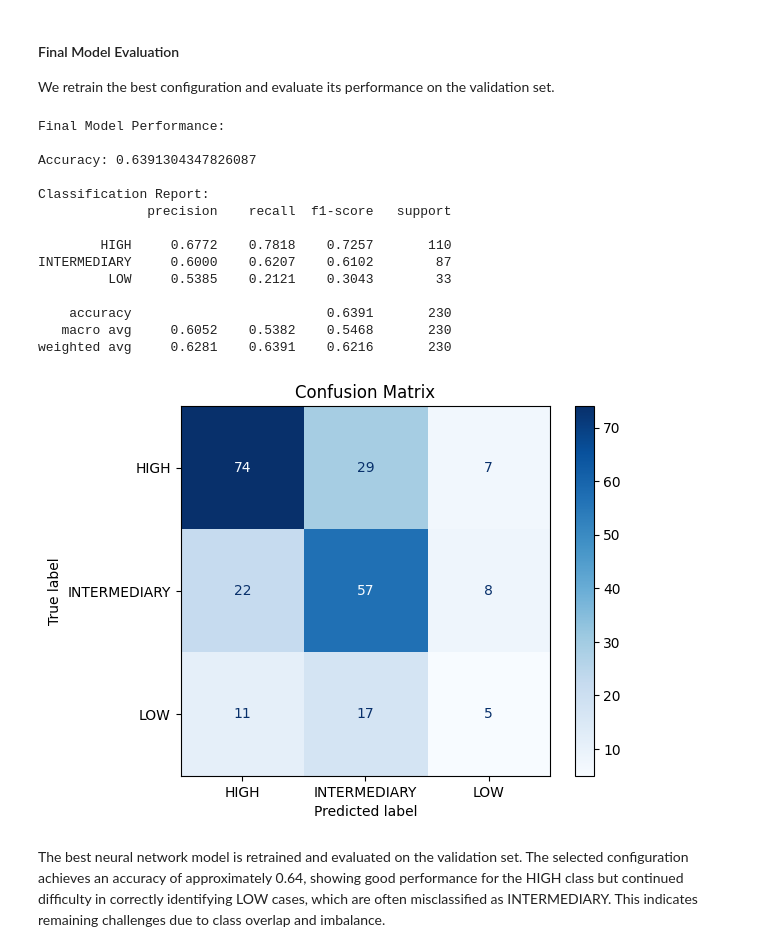
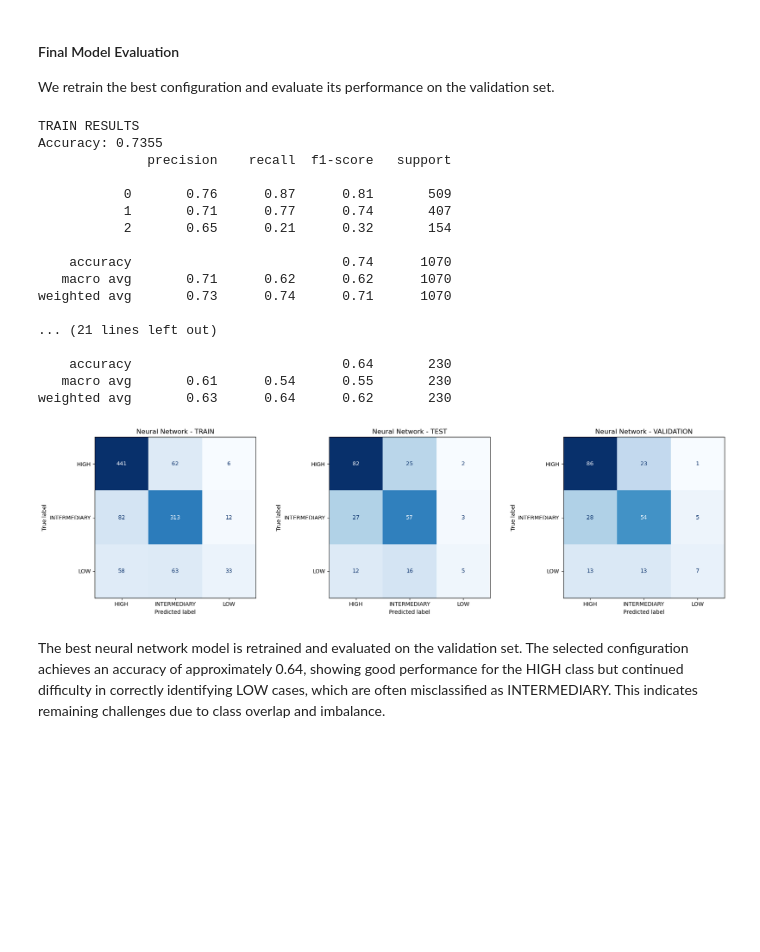
Before and after one commit to shampeyndadi/STINTSY_MCO, a Jupyter notebook: MCO.ipynb, the cells around one changed output. Cells and saved outputs as stored; diff of their text form; code cells hidden in the pictures; blank space fills up the shorter version.

Commit message:
feat: added train-test-validate for tuning section and NN as well as descriptions and analysis for Section 7 Model Tuning

```diff
--- a/MCO.ipynb
+++ b/MCO.ipynb
@@ -907,7 +913,7 @@ for ax, cm, title in zip(
 ):
     disp = ConfusionMatrixDisplay(confusion_matrix=cm, display_labels=labels)
     disp.plot(ax=ax, cmap='Blues', colorbar=False)
-    ax.set_title(title)
+    ax.set_title(f"KNN - {title}")
 
 plt.tight_layout()
 plt.show()
@@ -973,7 +979,7 @@ for ax, cm, title in zip(
 ):
     disp = ConfusionMatrixDisplay(confusion_matrix=cm, display_labels=labels)
     disp.plot(ax=ax, cmap='Blues', colorbar=False)
-    ax.set_title(title)
+    ax.set_title(f"Logistic Regression - {title}")
 
 plt.tight_layout()
 plt.show()
@@ -1003,6 +1009,7 @@ label_map = {
 
 y_train_enc = y_train.map(label_map)
 y_val_enc = y_val.map(label_map)
+y_test_enc = y_test.map(label_map)
 
 class_names = ['HIGH', 'INTERMEDIARY', 'LOW']
 # %% [markdown]
@@ -1117,57 +1124,71 @@ We retrain the best configuration and evaluate its performance on the validation
 # %%
 best_name = max(results, key=results.get)
 
 best_cfg = next(c for c in configs if c[0] == best_name)
 
 _, layers, lr, iters = best_cfg
 
-# build model
 best_model = MLPClassifier(
-    hidden_layer_sizes=layers,
+    hidden_layer_sizes=(64,32),
     activation='relu',
     solver='adam',
-    learning_rate_init=lr,
-    max_iter=iters,
+    learning_rate_init=0.01,
+    max_iter=500,
     early_stopping=True,
     random_state=42
 )
 
 best_model.fit(X_train_scaled, y_train_enc)
 
-val_pred = best_model.predict(X_val_scaled)
+y_pred_train = best_model.predict(X_train_scaled)
+y_pred_test = best_model.predict(X_test_scaled)
+y_pred_val = best_model.predict(X_val_scaled)
 
-print("Final Model Performance:\n")
-print("Accuracy:", accuracy_score(y_val_enc, val_pred))
+evaluate("TRAIN", y_train_enc, y_pred_train)
+evaluate("TEST", y_test_enc, y_pred_test)
+evaluate("VALIDATION", y_val_enc, y_pred_val)
 
-print("\nClassification Report:")
-print(classification_report(y_val_enc, val_pred, target_names=class_names, digits=4))
+labels = ['HIGH', 'INTERMEDIARY', 'LOW']
 
-cm = confusion_matrix(y_val, y_predicted_val)
+cm_train = confusion_matrix(y_train_enc, y_pred_train, labels=[0,1,2])
+cm_test = confusion_matrix(y_test_enc, y_pred_test, labels=[0,1,2])
+cm_val = confusion_matrix(y_val_enc, y_pred_val, labels=[0,1,2])
 
-disp = ConfusionMatrixDisplay(
-    confusion_matrix=cm,
-    display_labels=['HIGH', 'INTERMEDIARY', 'LOW']
-)
+fig, axes = plt.subplots(1, 3, figsize=(18, 5))
 
-disp.plot(cmap='Blues')
-plt.title("Confusion Matrix")
+for ax, cm, title in zip(
+    axes,
+    [cm_train, cm_test, cm_val],
+    ["TRAIN", "TEST", "VALIDATION"]
+):
+    disp = ConfusionMatrixDisplay(
+        confusion_matrix=cm,
+        display_labels=labels
+    )
+    disp.plot(ax=ax, cmap='Blues', colorbar=False)
+    ax.set_title(f"Neural Network - {title}")
+
+plt.tight_layout()
 plt.show()
 # %% [output]
-Final Model Performance:
-
-Accuracy: 0.6391304347826087
-
-Classification Report:
+TRAIN RESULTS
+Accuracy: 0.7355
               precision    recall  f1-score   support
 
-        HIGH     0.6772    0.7818    0.7257       110
-INTERMEDIARY     0.6000    0.6207    0.6102        87
-         LOW     0.5385    0.2121    0.3043        33
+           0       0.76      0.87      0.81       509
+           1       0.71      0.77      0.74       407
+           2       0.65      0.21      0.32       154
 
-    accuracy                         0.6391       230
-   macro avg     0.6052    0.5382    0.5468       230
-weighted avg     0.6281    0.6391    0.6216       230
+    accuracy                           0.74      1070
+   macro avg       0.71      0.62      0.62      1070
+weighted avg       0.73      0.74      0.71      1070
+
+... (21 lines left out)
+
+    accuracy                           0.64       230
+   macro avg       0.61      0.54      0.55       230
+weighted avg       0.63      0.64      0.62       230
-[figure, old version]
+[figure, new version]
 # %% [markdown]
 The best neural network model is retrained and evaluated on the validation set. The selected configuration achieves an accuracy of approximately 0.64, showing good performance for the HIGH class but continued difficulty in correctly identifying LOW cases, which are often misclassified as INTERMEDIARY. This indicates remaining challenges due to class overlap and imbalance.
 # %% [markdown]
```
Also changed, not shown: parts of 47 cells of this notebook.
